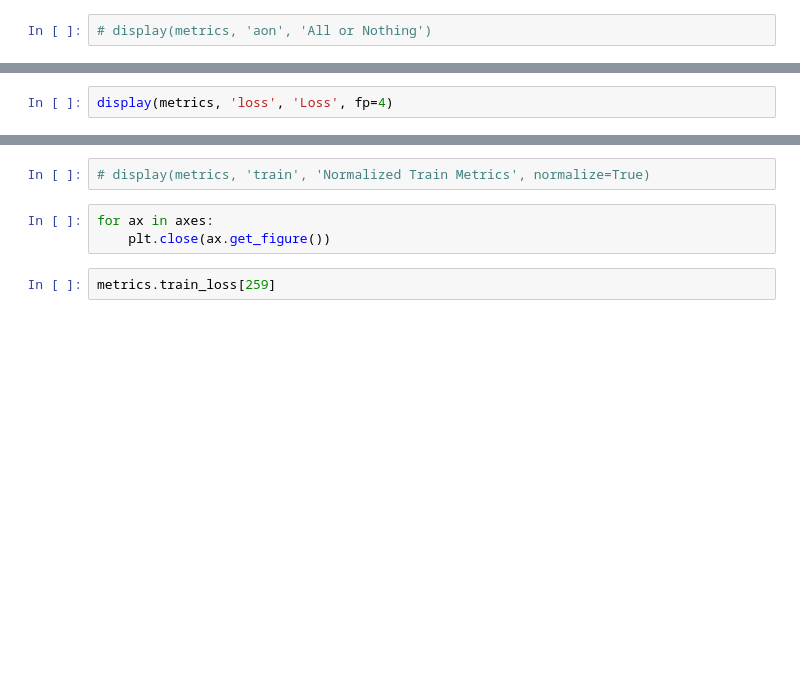
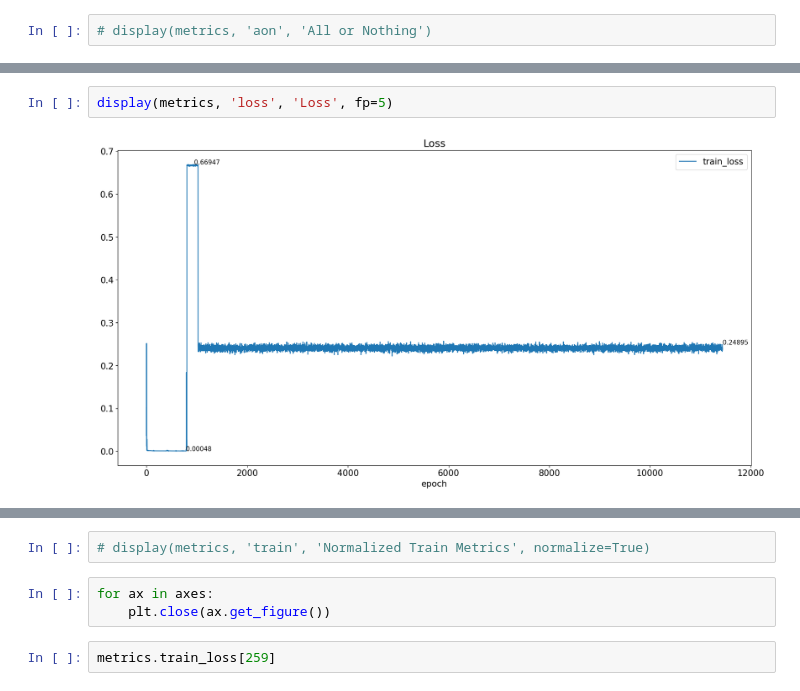
Before and after one commit to osnieltx/gnn-co, a Jupyter notebook: history_visualizer.ipynb, the cells around one changed output, grey strips where cells are left out. Drawn from its saved outputs; the diff is of its cells as text; blank space fills up the shorter version.

```diff
--- a/history_visualizer.ipynb
+++ b/history_visualizer.ipynb
@@ -55,4 +57,6 @@ display(metrics, 'epsilon', 'ε')
 # %%
-display(metrics, 'loss', 'Loss', fp=4)
+display(metrics, 'loss', 'Loss', fp=5)
+# %% [output]
+[figure, added]
 # %%
 display(metrics, 'val', 'Validation', fp=3)
```
Also changed, not shown: parts of 6 cells of this notebook, 1 other file.
